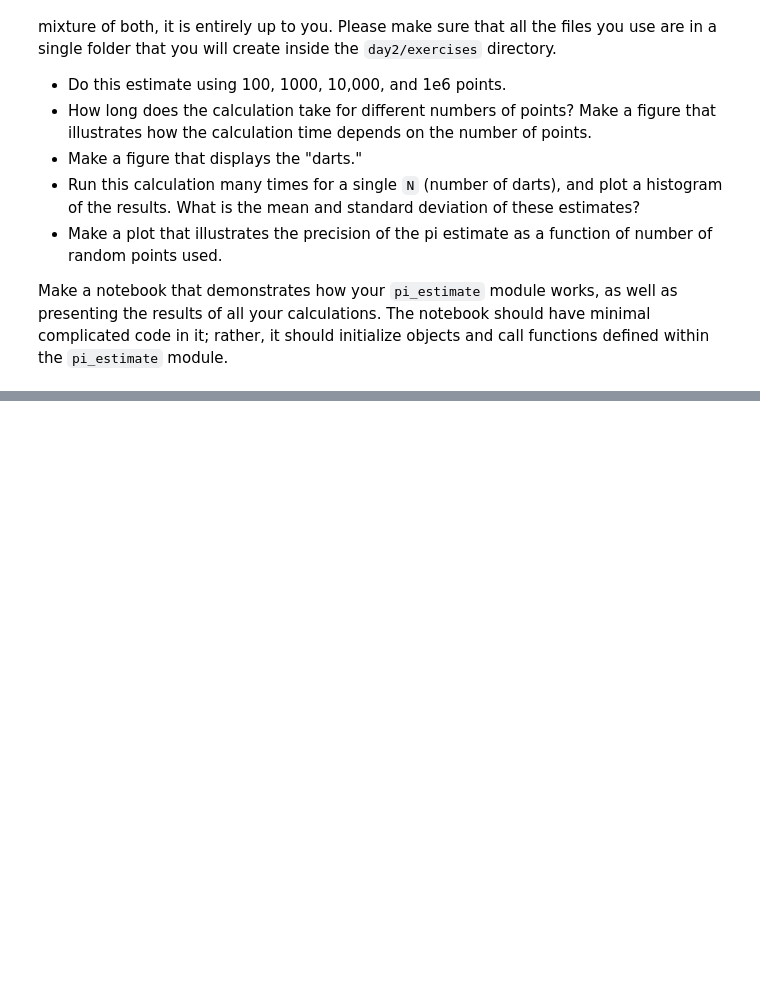
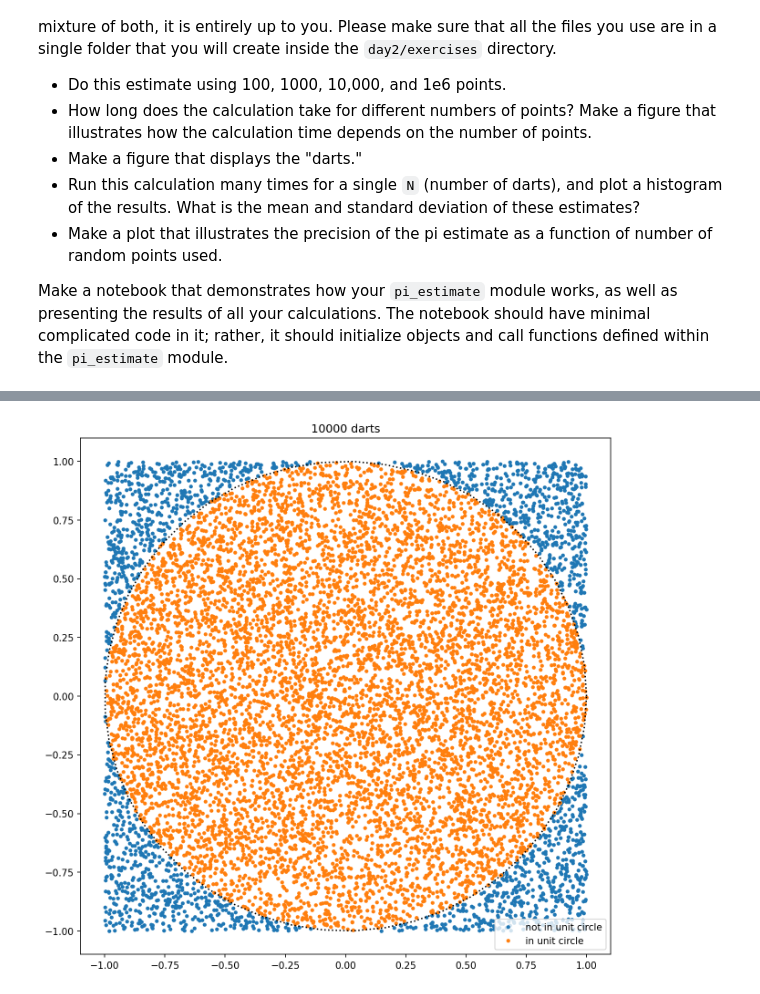
Before and after one commit to pmelchior/usrp-sciprog, a Jupyter notebook: day2/exercises/Solutions/Estimate_pi_answer.ipynb, the cells around one changed output, grey strips where cells are left out. Cells and saved outputs as stored; diff of their text form; code cells hidden in the pictures; blank space fills up the shorter version.

```diff
--- a/day2/exercises/Solutions/Estimate_pi_answer.ipynb
+++ b/day2/exercises/Solutions/Estimate_pi_answer.ipynb
@@ -22,6 +22,9 @@ Make a notebook that demonstrates how your `pi_estimate` module works, as
 # %%
 import matplotlib.pyplot as plt
 import numpy as np
+# %%
+# set dpi larger for a better looking plot
+plt.rcParams['figure.dpi']=150
 # %%
 def throw(ndarts):
     '''Function that 'throws n darts'
@@ -74,11 +77,18 @@ def plot_darts(ndarts, title = 'Throw of darts'):
 
     plt.figure(figsize=(10,10))
     plt.title(title)
-    plt.plot(darts[0], darts[1], 'ob', label = 'not in unit circle')
-    plt.plot(darts[0,incircle], darts[1,incircle], 'or', label = 'in unit circle')
+    plt.plot(darts[0, ~incircle], darts[1, ~incircle], '.', label = 'not in unit circle')
+    plt.plot(darts[0,incircle], darts[1,incircle], '.', label = 'in unit circle')
     plt.legend()
-    plt.show()
     return
+
+def draw_circle(r=1,x0=0,y0=0):
+    ''' Simple function to display a circle with radius r centered at x0, y0
+    '''
+    theta = np.linspace(0,2*np.pi)
+    x = r*np.cos(theta)
+    y = r*np.sin(theta)
+    plt.plot(x,y,'k:')
 # %%
 def estimate_pi(ndarts):
     ''' Function that estimates pi using the 'throw of darts' method
@@ -99,6 +116,10 @@ def estimate_pi(ndarts):
 # %%
 #Display a throw of 10000 darts:
 plot_darts(10000, title = '10000 darts')
+
+draw_circle(r=1)
+# %% [output]
+[figure, added]
 # %%
 def make_realisation(nrea, ndarts):
     '''function that makes `nrea` realisations of `ndarts` dart throws and records the result
```
Also changed, not shown: parts of 7 cells of this notebook, 6 other files.
